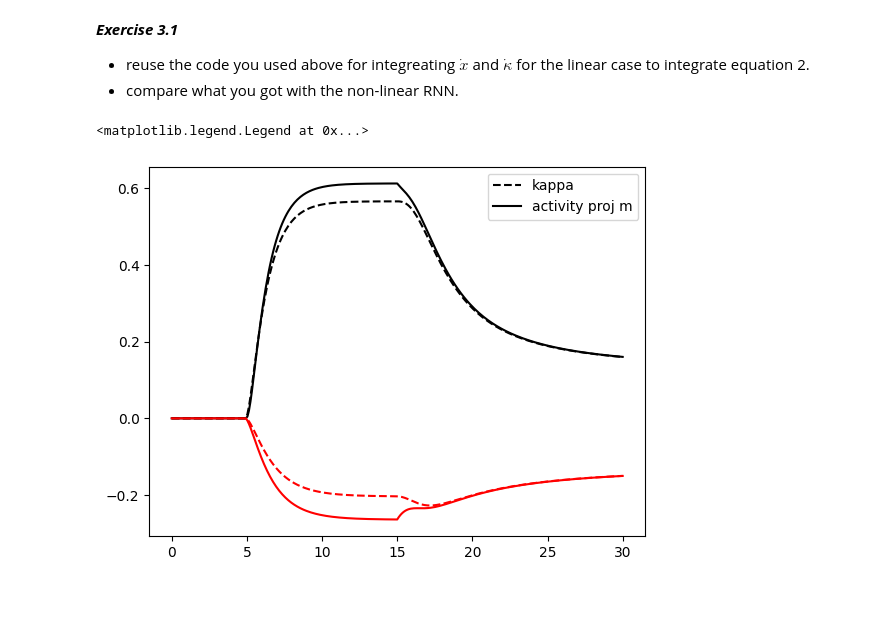
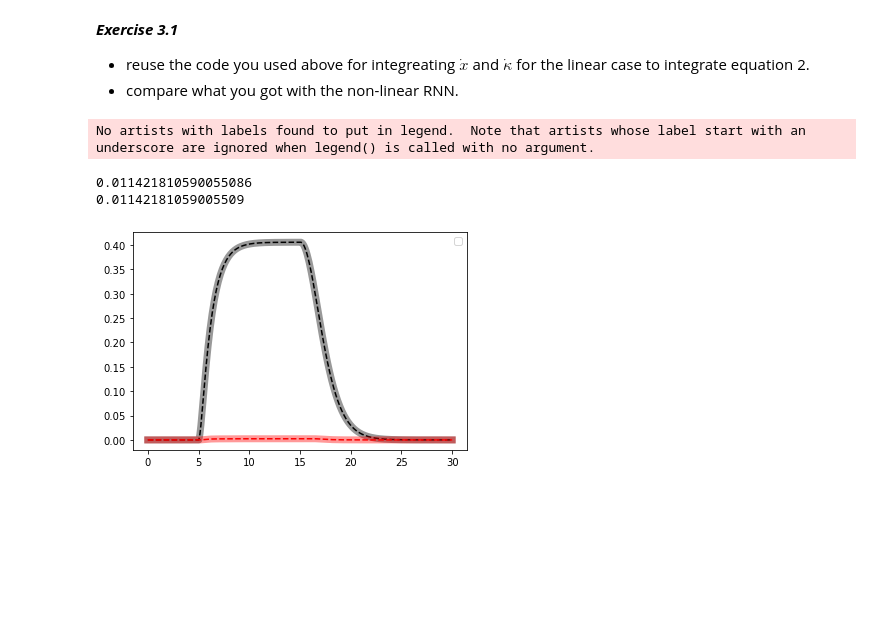
Before and after one commit to jmourabarbosa/lowrank_tutorial, a Jupyter notebook: tutorial1_solutions.ipynb, the cells around one changed output. Saved outputs shown, nothing was run; the diff lists cells and outputs as text; code cells hidden in the pictures; blank space fills up the shorter version.

```diff
--- a/tutorial1_solutions.ipynb
+++ b/tutorial1_solutions.ipynb
@@ -67,12 +65,16 @@ m,n,IA,IB = lrh.m, lrh.n, lrh.IA, lrh.IB
 
 N = 1000
 
-lrh.overlaps[0,1] = lrh.overlaps[1,0] = 1.2
+lrh.overlaps[0,1] = lrh.overlaps[1,0] = 0 #1.2
 lrh.overlaps[1,2] = lrh.overlaps[2,1] = 1.2
 
 m,n,IA,IB  = np.random.multivariate_normal([0,0,0,0], lrh.overlaps, size=N).T
 
-#IA = IA - (IA @ m) * m / (m @ m)
-#IB = IB - (IB @ m) * m / (m @ m)
+m = m - (m @ n) * n / (n @ n)
+IA = IA - (IA @ m) * m / (m @ m)
+IB = IB - (IB @ m) * m / (m @ m)
+IB = IB - (IB @ n) * n / (n @ n)
 
 N=len(m)
+
+print((m @ n)/N)
@@ -88,7 +92,7 @@ N=len(m)
 def phi(x):
   # toggle between linear and non-linear
   return np.tanh(x)
-  return x
+  #return x
 
 dt = 0.1
 
@@ -178,21 +182,21 @@ kappa = [0,0]
 v = [0,0]
 K = np.zeros((2,len(time)))
 
+
 for ti in range(len(time)):
-
-    # one input
+    #first input
     s_sigma_mn, s_sigma_nI = np.dot(m,n) / len(m), np.dot(n,IA) / len(m)
     kappa_rec = s_sigma_mn * kappa[0] + s_sigma_nI* v[0]
     v[0] = v[0] + dt*(-v[0] + u[ti])
     kappa[0] = kappa[0] + dt*(-kappa[0] + kappa_rec)
+    K[0,ti] = kappa[0]
 
     # second input
     s_sigma_mn, s_sigma_nI = np.dot(m,n) / len(m), np.dot(n,IB) / len(m)
     kappa_rec = s_sigma_mn * kappa[1] + s_sigma_nI* v[1]
     v[1] = v[1] + dt*(-v[1] +  u[ti])
     kappa[1] = kappa[1] + dt*(-kappa[1] + kappa_rec)
-
-    K[:,ti] = kappa
+    K[1,ti] = kappa[1]
 
 
 plt.plot(time,K[0],'k--',label='kappa')
@@ -235,26 +244,37 @@ There's a way to solve $\kappa$ just using the overlaps (similar to equation 3;
 k_ = np.zeros([2])
 K_ = np.zeros((2,len(time)))
 v = np.zeros([2])
+V_ = np.zeros((2,len(time)))
 
 for ti, _ in enumerate(time):
-  # one input
+  # first input
+  v_temp=v[0]
   v[0] = v[0] + dt*(-v[0] + u[ti])
-  k_[0] = k_[0] + dt*(-k_[0] + 1/N*n.T @ phi(k_[0]*m + v[0]*IA))
+  k_[0] = k_[0] + dt*(-k_[0] + 1/N*n.T @ phi(k_[0]*m + v_temp*IA))
 
   # second input
+  v_temp=v[1]
   v[1] = v[1] + dt*(-v[1] + u[ti])
-  k_[1] = k_[1] + dt*(-k_[1] + 1/N*n.T @ phi(k_[1]*m + v[1]*IB))
+  k_[1] = k_[1] + dt*(-k_[1] + 1/N*n.T @ phi(k_[1]*m + v_temp*IB))
   K_[:,ti] = k_
+  V_[:,ti] = v
 # %%
-plt.plot(time,K_[0],'k--',label='kappa')
-plt.plot(time,K_[1],'r--')
 
-plt.plot(time,X[0] @ m / np.linalg.norm(m)**2,'k',label='activity proj m')
-plt.plot(time,X[1] @ m / np.linalg.norm(m)**2,'r')
+
+
+plt.plot(time,X[0] @ m / np.linalg.norm(m)**2,"k--")
+plt.plot(time,K_[0],"k-", lw=7, alpha=0.4)
+
+plt.plot(time,X[1] @ m / np.linalg.norm(m)**2,'r--')
+plt.plot(time,K_[1],'r-', lw=7, alpha=0.4)
 
 plt.legend()
+print(K_[0][51])
+print(X[0][51] @ m / np.linalg.norm(m)**2)
 # %% [output]
-<matplotlib.legend.Legend at 0x...>
+No artists with labels found to put in legend.  Note that artists whose label start with an underscore are ignored when legend() is called with no argument.
+0.011421810590055086
+0.01142181059005509
-[figure, old version]
+[figure, new version]
 # %% [markdown]
 #
```
Also changed, not shown: parts of 15 cells of this notebook, 2 other files.
